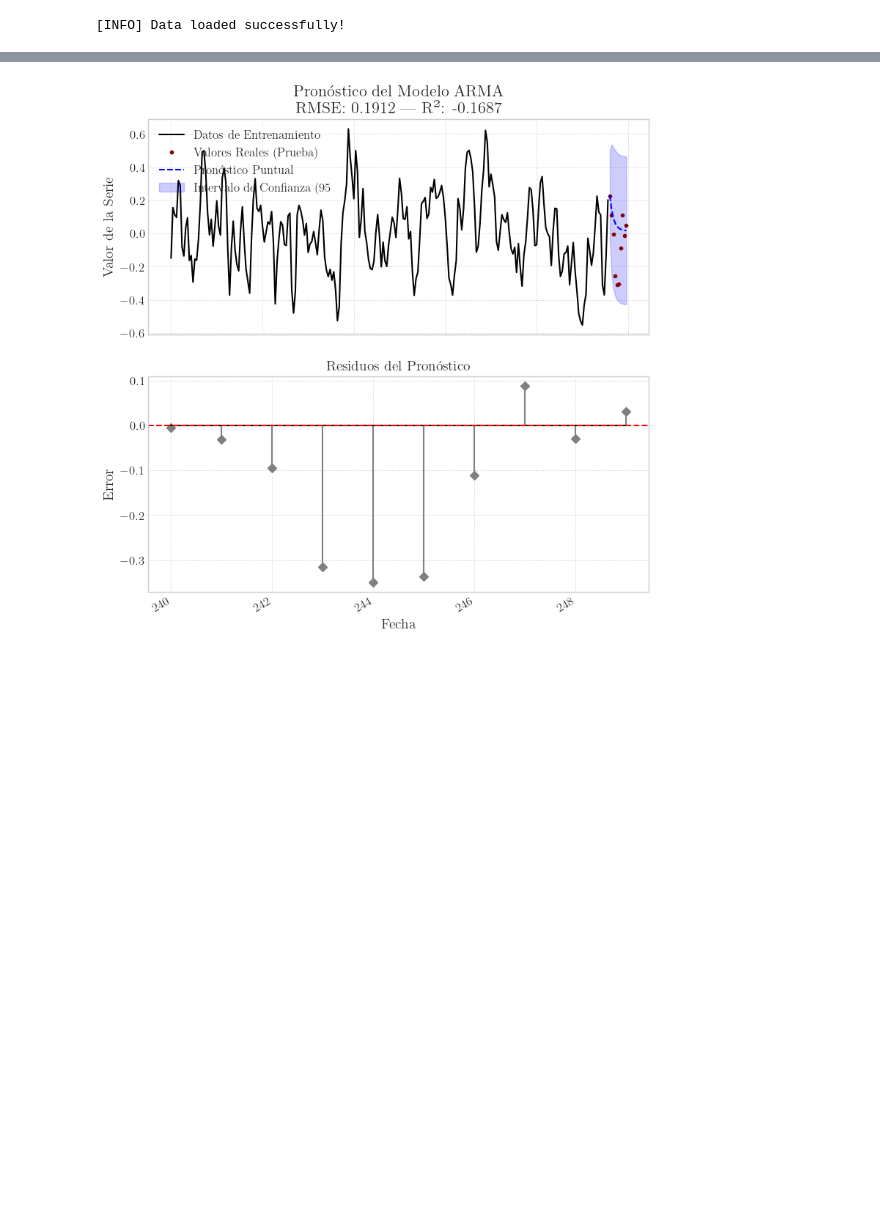
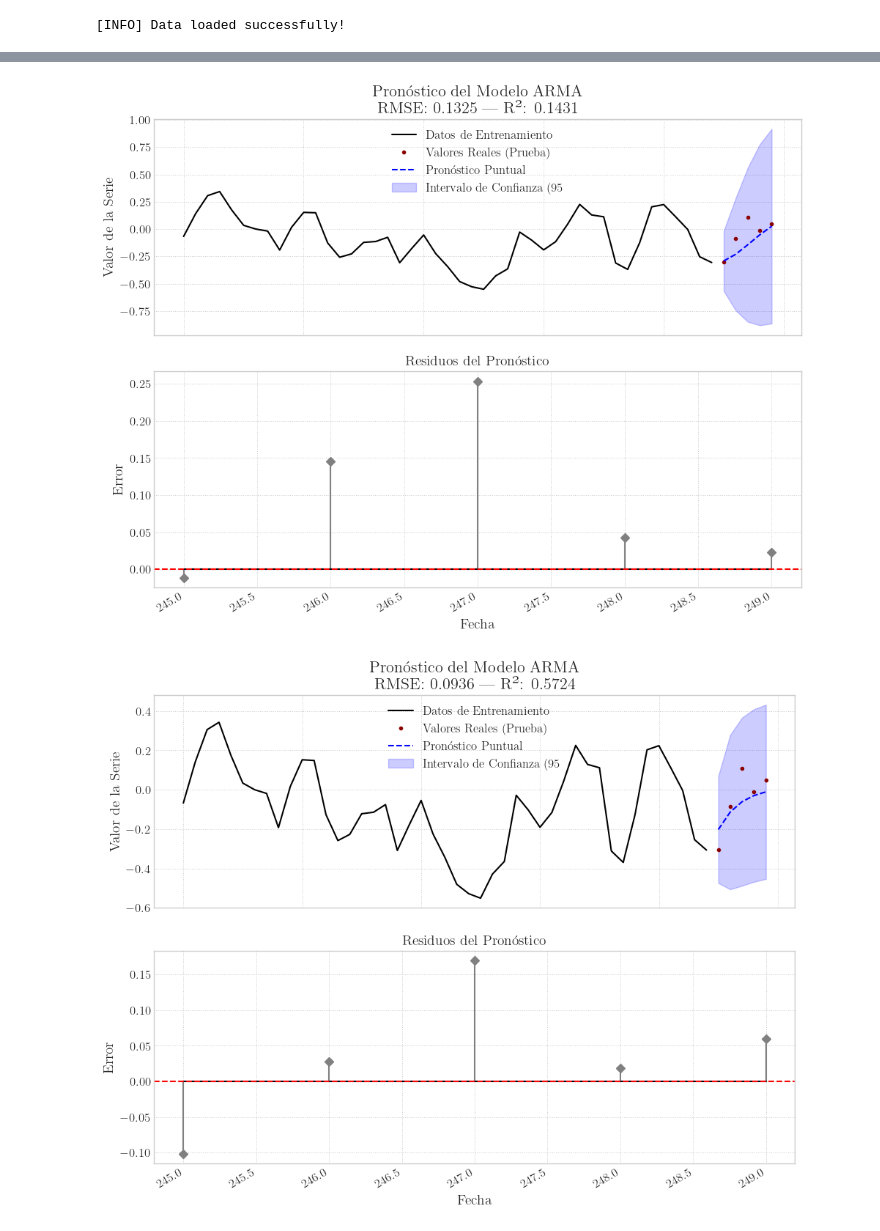
Before and after one commit to ensta630team/HW1---Python, a Jupyter notebook: presentation/notebooks/pregunta_4.ipynb, the cells around one changed output, grey strips where cells are left out. Saved outputs shown, nothing was run; the diff lists cells and outputs as text; code cells hidden in the pictures; blank space fills up the shorter version.

```diff
--- a/presentation/notebooks/pregunta_4.ipynb
+++ b/presentation/notebooks/pregunta_4.ipynb
@@ -35,20 +41,23 @@ dataset[:, 0].shape
 # %%
 criteria = 'hqic' # hqic bic aic
 results_0 = parallel_bootstrap_hr(dataset[:, 0],
-                                  iterations=30,
+                                  iterations=500,
                                   j_max=20,
+                                  sampling='parametric',
                                   criteria=criteria,
                                   n_jobs=8)
 
 results_1 = parallel_bootstrap_hr(dataset[:, 1],
-                                    iterations=30,
+                                    iterations=500,
                                     j_max=20,
+                                    sampling='parametric',
                                     criteria=criteria,
                                     n_jobs=8)
 
 results_2 = parallel_bootstrap_hr(dataset[:, 2],
-                                    iterations=30,
+                                    iterations=500,
                                     j_max=20,
+                                    sampling='parametric',
                                     criteria=criteria,
                                     n_jobs=8)
 # %% [output]
@@ -83,10 +101,11 @@ uplot.save_figure(fig, './presentation/figures/p4/pq_{}_tpm.pdf'.format(criteria
 # %%
 times = np.arange(len(dataset[:, 1]))
 
-x_train = dataset[:-10, 1]
-t_train = times[:-10]
-x_test = dataset[-10:, 1]
-t_test = times[-10:]
+H = 5
+x_train = dataset[:-H, 1]
+t_train = times[:-H]
+x_test = dataset[-H:, 1]
+t_test = times[-H:]
 
 plt.plot(t_train, x_train)
 plt.plot(t_test, x_test, marker='.')
@@ -96,14 +115,22 @@ plt.plot(t_test, x_test, marker='.')
 # %%
-pi_pred, pi_low, pi_up = results_1['model'].forecast_arma(x_train, h=10)
+pi_pred, pi_low, pi_up = results_1['model'].forecast_arma(x_train, h=H)
 # %%
-fig, axes = plt.subplots(2, 1, figsize=(8, 8))
-fig, axes = plot_forecast(t_train,
-              x_train,
-              t_test,
-              x_test,
-              pi_pred,
-              pi_low,
-              pi_up,
-              model_name="ARMA", fig=fig, axes=axes)
+for r in [results_0, results_1, results_2]:
+
+    pi_pred, pi_low, pi_up = r['model'].forecast_arma(x_train, h=H)
+
+    START = 200
+    fig, axes = plt.subplots(2, 1, figsize=(10, 8))
+    fig, axes = plot_forecast(t_train[START:],
+                x_train[START:],
+                t_test,
+                x_test,
+                pi_pred,
+                pi_low,
+                pi_up,
+                model_name="ARMA",
+                fig=fig,
+                axes=axes)
 # %% [output]
-[figure, old version]
+[figure, new version]
+[figure, added]
```
Also changed, not shown: parts of 5 cells of this notebook, 14 other files.
